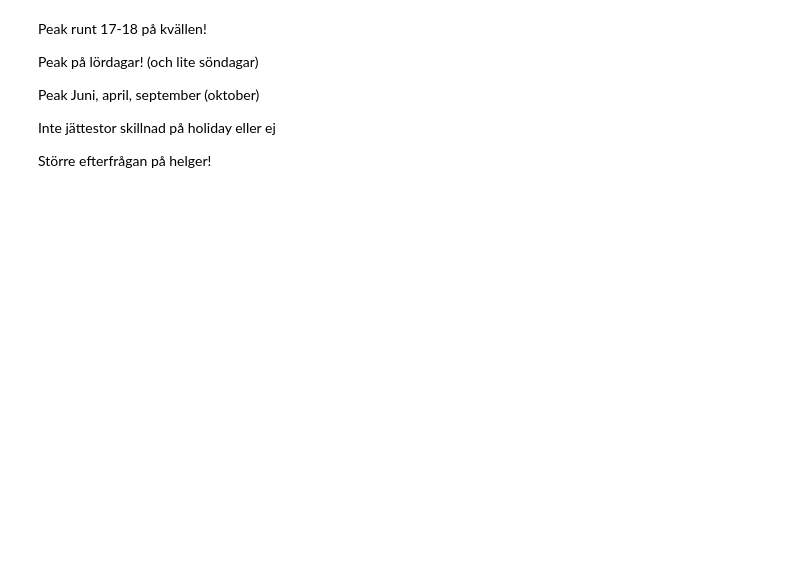
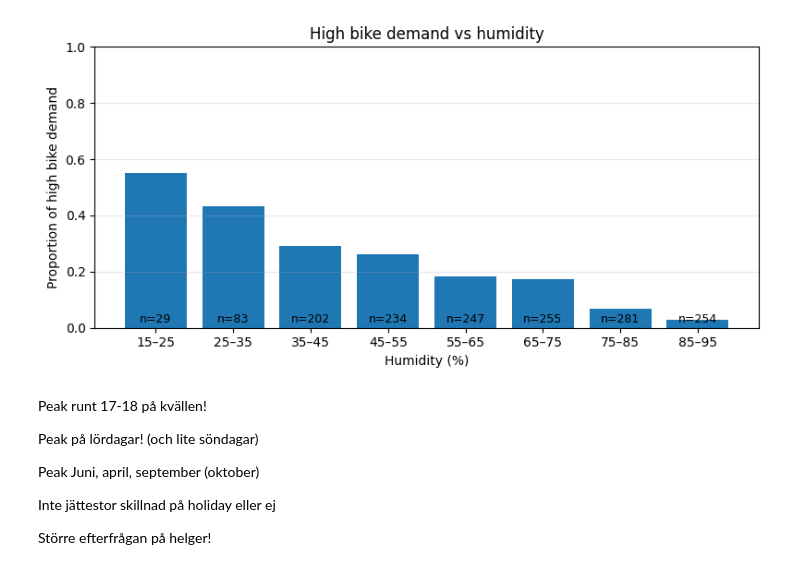
Before and after one commit to sebberendel/machine_learning_project, a Jupyter notebook: notebooks/Ivars.ipynb, the cells around one changed output. Drawn from its saved outputs; the diff is of its cells as text; code cells hidden in the pictures; blank space fills up the shorter version.

```diff
--- a/notebooks/Ivars.ipynb
+++ b/notebooks/Ivars.ipynb
@@ -42,3 +99,46 @@ plt.show()
+# %%
+import pandas as pd
+import matplotlib.pyplot as plt
+import numpy as np
+
+data = pd.read_csv("../Training/training_data_VT2026.csv")
+data["high_demand"] = (data["increase_stock"] == "high_bike_demand").astype(int)
+
+# Define even bins for humidity
+bins = np.arange(15, 100, 10)  # 15–95 i steg om 10
+data["humidity_bin"] = pd.cut(data["humidity"], bins=bins)
+
+summary = (
+    data.groupby("humidity_bin")
+    .agg(
+        high_rate=("high_demand", "mean"),
+        count=("high_demand", "size")
+    )
+)
+
+plt.figure(figsize=(8, 4))
+plt.bar(range(len(summary)), summary["high_rate"])
+
+plt.xticks(
+    range(len(summary)),
+    [f"{int(b.left)}–{int(b.right)}" for b in summary.index],
+)
+
+plt.xlabel("Humidity (%)")
+plt.ylabel("Proportion of high bike demand")
+plt.title("High bike demand vs humidity")
+plt.ylim(0, 1)
+plt.grid(axis="y", alpha=0.3)
+
+# Add count of observations above bars
+for i, n in enumerate(summary["count"]):
+    plt.text(i, 0.02, f"n={n}", ha="center", fontsize=9)
+
+plt.tight_layout()
+plt.savefig("humidity.png", bbox_inches="tight", pad_inches=0)
+plt.show()
+# %% [output]
+[figure, added]
 # %% [markdown]
 Peak runt 17-18 på kvällen!
 
```
Also changed, not shown: parts of 3 cells of this notebook, 9 other files.
